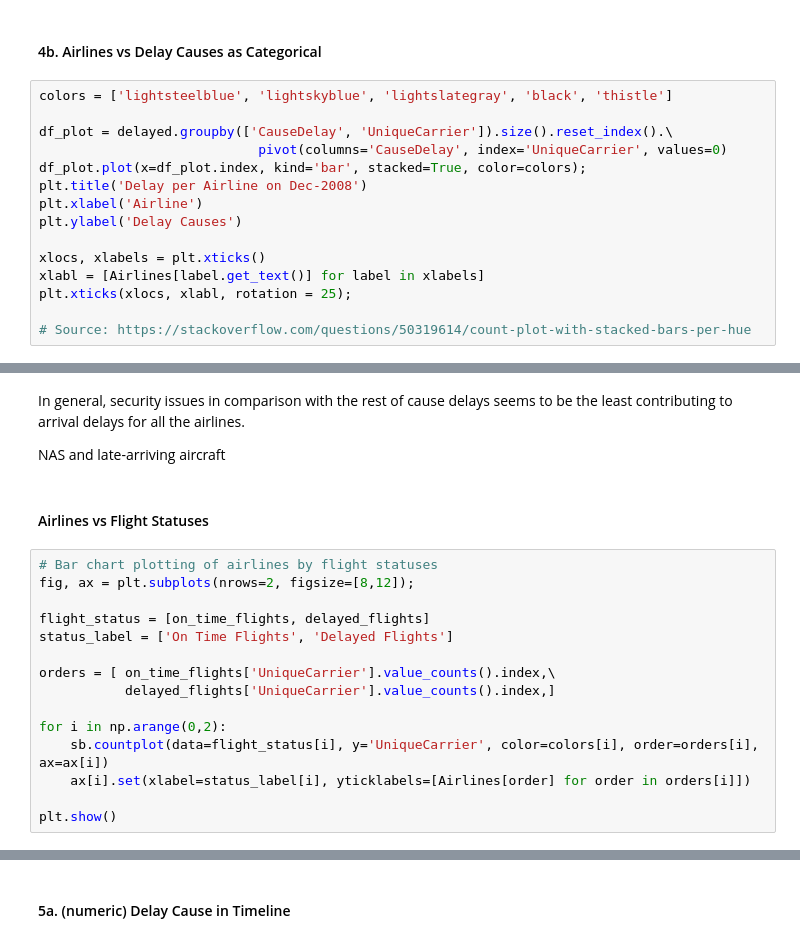
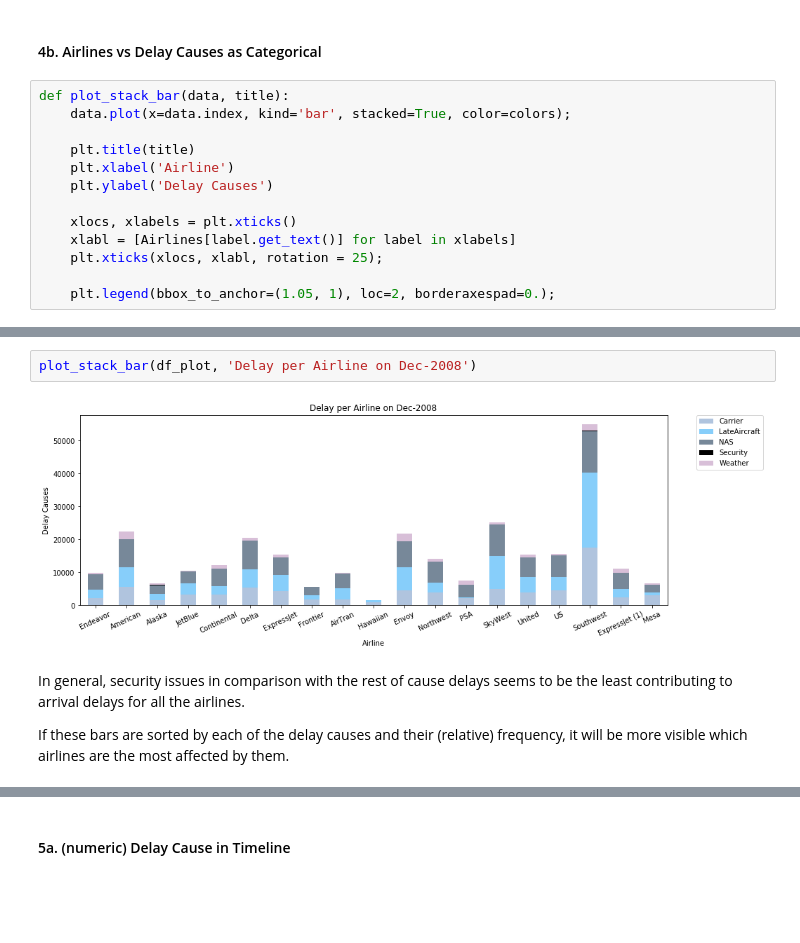
Before and after one commit to thaisruiz/udacity-communicating-data-findings, a Jupyter notebook: Flights_exploration_in_progress.ipynb, the cells around one changed output, grey strips where cells are left out. Cells and saved outputs as stored; diff of their text form; blank space fills up the shorter version.

```diff
--- a/Flights_exploration_in_progress.ipynb
+++ b/Flights_exploration_in_progress.ipynb
@@ -1263,17 +1263,15 @@ for col in delay_cols:
 # %% [markdown]
 #### 4b. Airlines vs Delay Causes as Categorical
 # %%
-colors = ['lightsteelblue', 'lightskyblue', 'lightslategray', 'black', 'thistle']
+def plot_stack_bar(data, title):
+    data.plot(x=data.index, kind='bar', stacked=True, color=colors);
 
-df_plot = delayed.groupby(['CauseDelay', 'UniqueCarrier']).size().reset_index().\
-                            pivot(columns='CauseDelay', index='UniqueCarrier', values=0)
-df_plot.plot(x=df_plot.index, kind='bar', stacked=True, color=colors);
-plt.title('Delay per Airline on Dec-2008')
-plt.xlabel('Airline')
-plt.ylabel('Delay Causes')
+    plt.title(title)
+    plt.xlabel('Airline')
+    plt.ylabel('Delay Causes')
 
-xlocs, xlabels = plt.xticks()
-xlabl = [Airlines[label.get_text()] for label in xlabels]
-plt.xticks(xlocs, xlabl, rotation = 25);
+    xlocs, xlabels = plt.xticks()
+    xlabl = [Airlines[label.get_text()] for label in xlabels]
+    plt.xticks(xlocs, xlabl, rotation = 25);
 
-# Source: https://stackoverflow.com/questions/50319614/count-plot-with-stacked-bars-per-hue
+    plt.legend(bbox_to_anchor=(1.05, 1), loc=2, borderaxespad=0.);
@@ -1282,21 +1297,8 @@ plt.xticks(xlocs, xlabl, rotation = 25);
+# %%
+plot_stack_bar(df_plot, 'Delay per Airline on Dec-2008')
+# %% [output]
+[figure, added]
 # %% [markdown]
 In general, security issues in comparison with the rest of cause delays seems to be the least contributing to arrival delays for all the airlines.
 
-NAS and late-arriving aircraft
+If these bars are sorted by each of the delay causes and their (relative) frequency, it will be more visible which airlines are the most affected by them.
-# %% [markdown]
-#### Airlines vs Flight Statuses
-# %%
-# Bar chart plotting of airlines by flight statuses
-fig, ax = plt.subplots(nrows=2, figsize=[8,12]);
-
-flight_status = [on_time_flights, delayed_flights]
-status_label = ['On Time Flights', 'Delayed Flights']
-
-orders = [ on_time_flights['UniqueCarrier'].value_counts().index,\
-           delayed_flights['UniqueCarrier'].value_counts().index,]
-
-for i in np.arange(0,2):
-    sb.countplot(data=flight_status[i], y='UniqueCarrier', color=colors[i], order=orders[i], ax=ax[i])
-    ax[i].set(xlabel=status_label[i], yticklabels=[Airlines[order] for order in orders[i]])
-
-plt.show()
```
Also changed, not shown: parts of 34 cells of this notebook.
